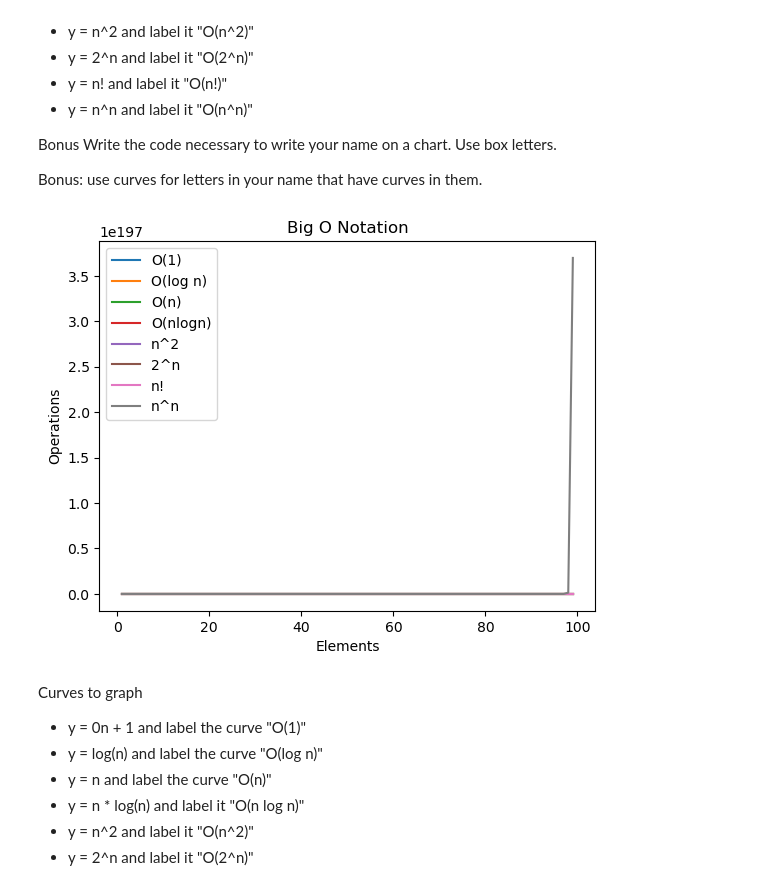
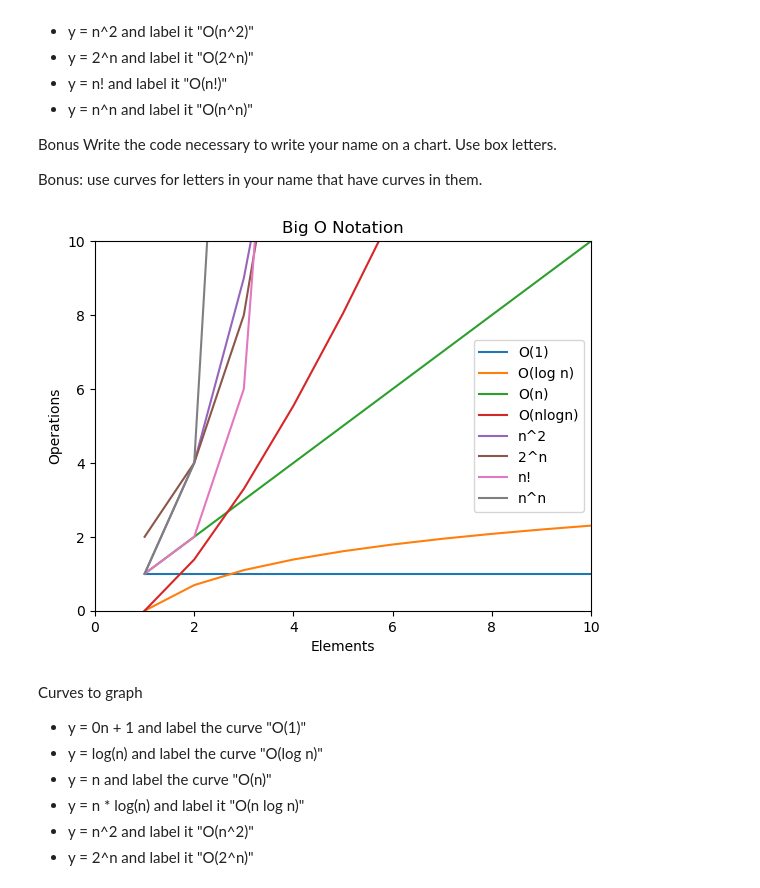
Before and after one commit to Joshua-Click/dumpy-pandas-visualization-exercises, a Jupyter notebook: big_o_notation.ipynb, the cells around one changed output. Saved outputs shown, nothing was run; the diff lists cells and outputs as text; code cells hidden in the pictures.

```diff
--- a/big_o_notation.ipynb
+++ b/big_o_notation.ipynb
@@ -27,34 +27,35 @@ Bonus Write the code necessary to write your name on a chart. Use box letters.
 
 Bonus: use curves for letters in your name that have curves in them.
 # %%
-x = list(range(1 , 100))
+x = list(range(1 , 20))
 
 
 
 y1 = [((n*0) + 1) for n in x]
 plt.plot(x, y1, label='O(1)')
 y2 = [math.log(n) for n in x]
 plt.plot(x, y2, label='O(log n)')
 y3 = [n for n in x]
 plt.plot(x, y3, label='O(n)')
 y4 = [n * math.log(n) for n in x]
 plt.plot(x, y4, label='O(nlogn)')
 y5 = [n**2 for n in x]
 plt.plot(x, y5, label='n^2')
 y6 = [2**n for n in x]
 plt.plot(x, y6, label='2^n')
 y7 = [math.factorial(n) for n in x]
 plt.plot(x, y7, label='n!')
 y8 = [n**n for n in x]
 plt.plot(x,y8, label='n^n')
-
+plt.xlim(0,10)
+plt.ylim(0,10)
 plt.title('Big O Notation')
 plt.xlabel('Elements')
 plt.ylabel('Operations')
 plt.legend()
 plt.show()
 # %% [output]
-[figure, old version]
+[figure, new version]
 # %% [markdown]
 Curves to graph
 
```
